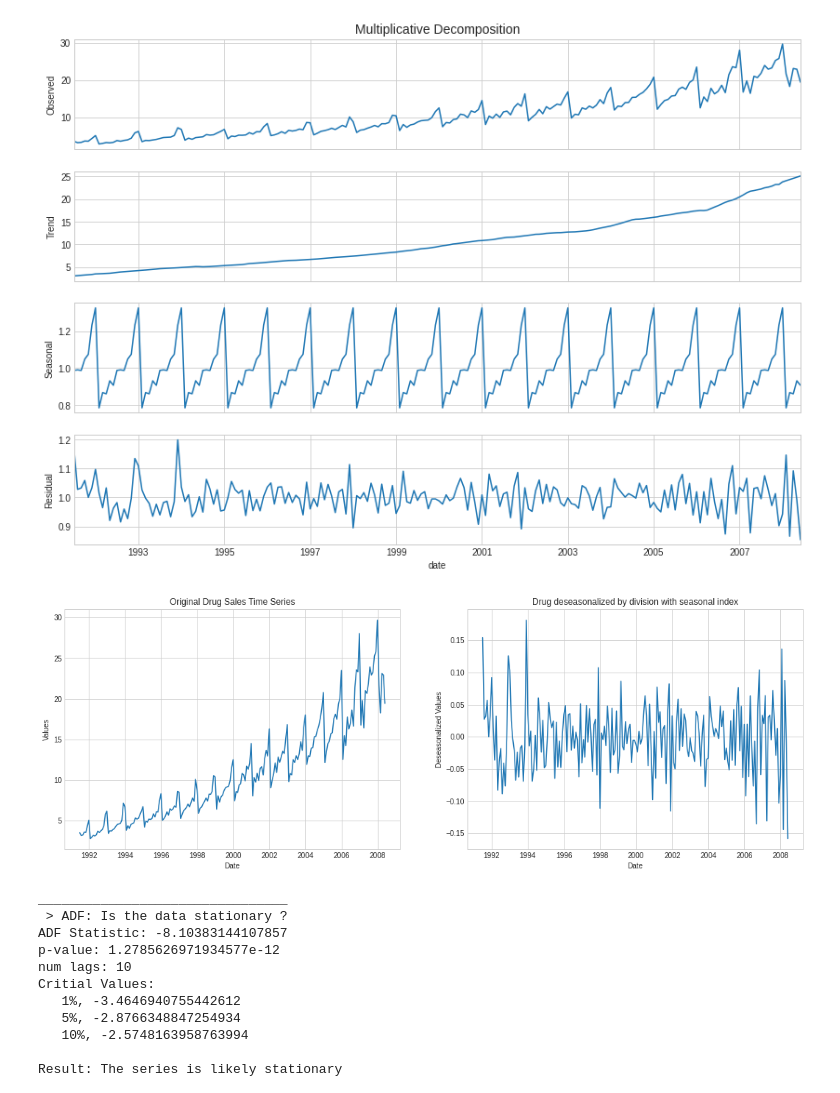
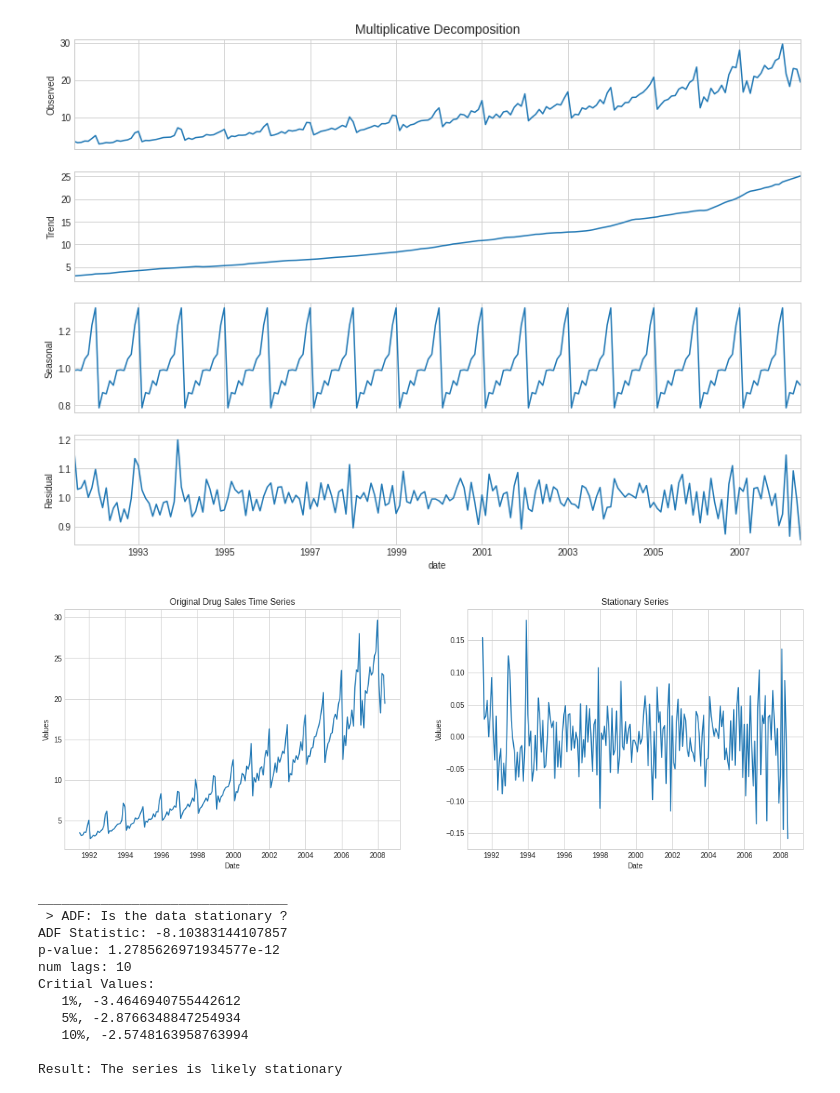
Before and after one commit to lucaskienast/Time-Series-Analysis, a Jupyter notebook: 1) Data Preparation/8)_Stationarization.ipynb, the cells around one changed output. Saved outputs shown, nothing was run; the diff lists cells and outputs as text; code cells hidden in the pictures.

```diff
--- a/1) Data Preparation/8)_Stationarization.ipynb
+++ b/1) Data Preparation/8)_Stationarization.ipynb
@@ -374,32 +374,32 @@ plot_decomposition(multi_decomp, axes, "Multiplicative Decomposition")
 # %%
 # time series decomposition
 multi_decomp = seasonal_decompose(df["value"], model="multiplicative", extrapolate_trend="freq")
 
 # deseasonalize via division with seasonal variable
 stationary_series = df["value"] / multi_decomp.seasonal
 
 # log the deseaonalized series
 stationary_series = np.log(stationary_series)
 
 # detrend by subtracting log of trend variable
 stationary_series = stationary_series - np.log(multi_decomp.trend)
 
 # plot original next to deseasonalized time series
 fig, axes = plt.subplots(nrows=1, ncols=2, figsize=(18, 6))
 
 axes[0].set_title("Original Drug Sales Time Series")
 axes[0].set_xlabel('Date')
 axes[0].set_ylabel('Values')
 axes[0].plot(df.index, df["value"])
 
-axes[1].set_title("Drug deseasonalized by division with seasonal index")
+axes[1].set_title("Stationary Series")
 axes[1].set_xlabel('Date')
 axes[1].set_ylabel('Values')
 axes[1].plot(df.index, stationary_series)
 
 plt.show()
 # %% [output]
-[figure, old version]
+[figure, new version]
 # %%
 adf_stationarity_test(stationary_series)
 kpss_constant_stationarity_test(stationary_series)
```
Also changed, not shown: parts of 2 cells of this notebook.
